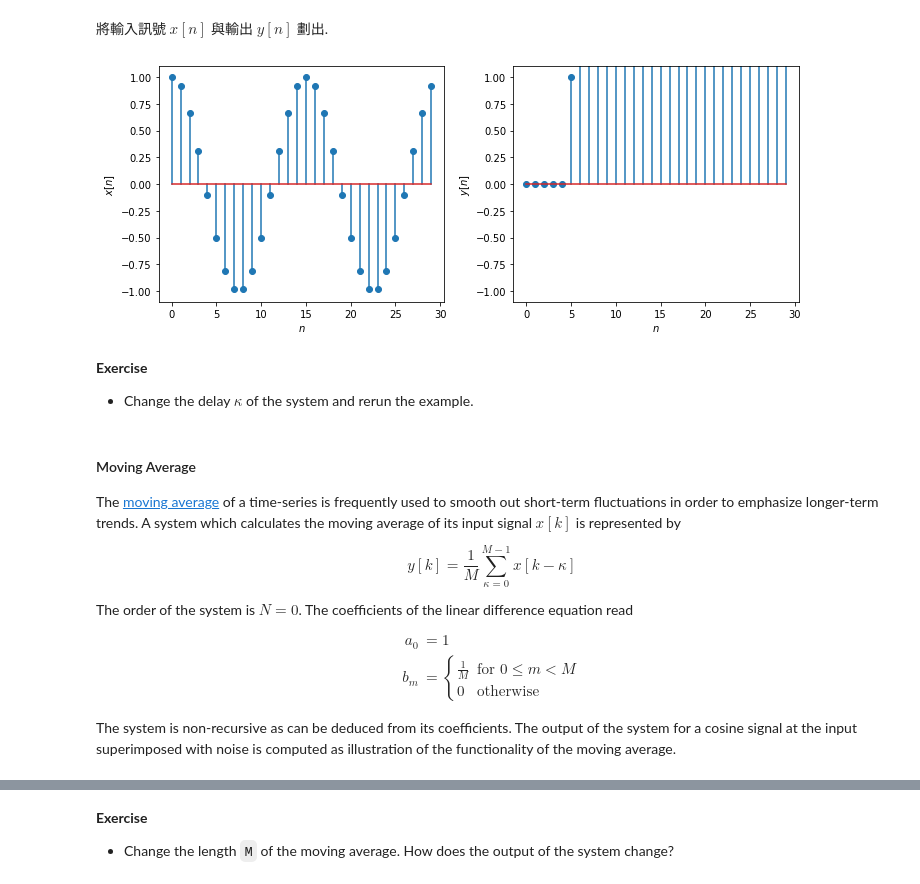
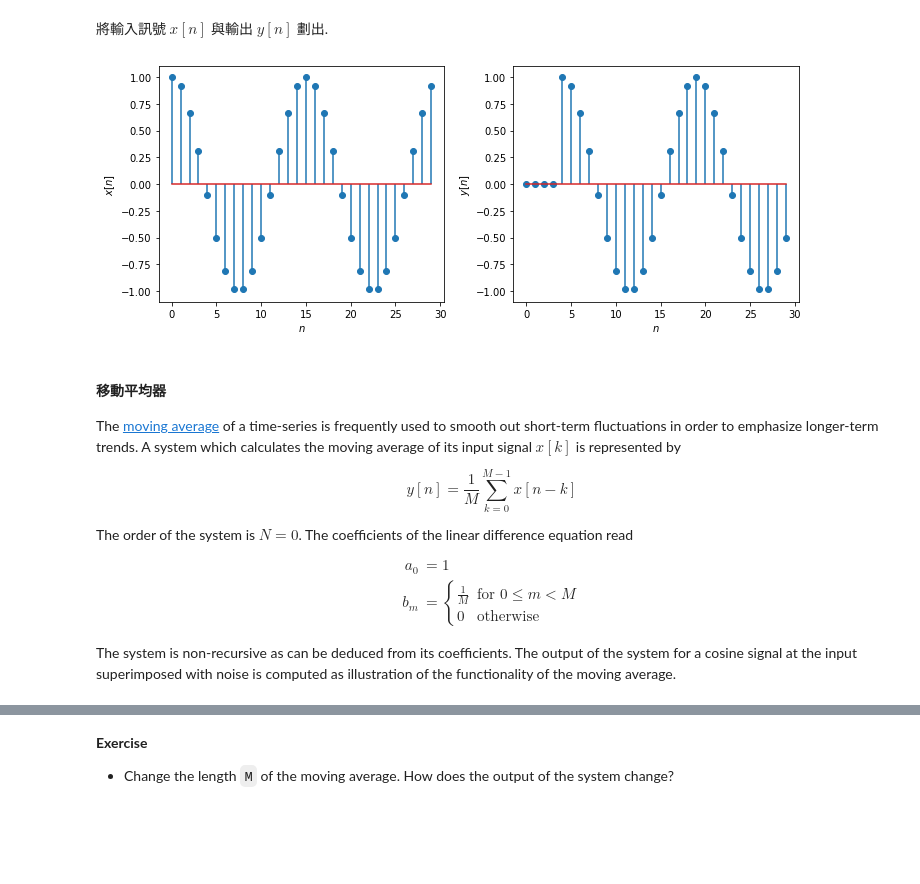
Before and after one commit to luckguy/SS2022, a Jupyter notebook: SS06.ipynb, the cells around one changed output, grey strips where cells are left out. Drawn from its saved outputs; the diff is of its cells as text; code cells hidden in the pictures; blank space fills up the shorter version.

```diff
--- a/SS06.ipynb
+++ b/SS06.ipynb
@@ -78,41 +78,37 @@ import matplotlib.pyplot as plt
 %matplotlib inline
 
 # 延遲系統 y[n]=x[n-4]
-a = 1.0
-b = [0.0, 0.0, 0.0, 0.0, 1.0]
+a = 1.0               # a 為 y[n] 係數
+b = [0.0, 0.0, 0.0, 0.0, 1.0] # b 為 x[n] 係數
 
 n = np.arange(30)
 x = np.cos(2*np.pi/15 * n)
-y = signal.lfilter(b, a, n)
+y = signal.lfilter(b, a, x)
 # %% [markdown]
 將輸入訊號 $x[n]$ 與輸出 $y[n]$ 劃出.
 # %%
 plt.figure(figsize=(10, 4))
 plt.subplot(121)
-plt.stem(n, x)
+plt.stem(n, x, use_line_collection=True)
 plt.xlabel('$n$')
 plt.ylabel(r'$x[n]$')
 plt.ylim([-1.1, 1.1])
 
 plt.subplot(122)
-plt.stem(n, y)
+plt.stem(n, y, use_line_collection=True)
 plt.xlabel('$n$')
 plt.ylabel('$y[n]$')
 plt.ylim([-1.1, 1.1])
 plt.tight_layout()
 # %% [output]
-[figure, old version]
+[figure, new version]
-# %% [markdown]
-**Exercise**
-
-* Change the delay $\kappa$ of the system and rerun the example.
 # %% [markdown]
-#### Moving Average
+#### 移動平均器
 
 The [moving average](https://en.wikipedia.org/wiki/Moving_average) of a time-series is frequently used to smooth out short-term fluctuations in order to emphasize longer-term trends. A system which calculates the moving average of its input signal $x[k]$ is represented by
 
 \begin{equation}
-y[k] = \frac{1}{M} \sum_{\kappa = 0}^{M-1} x[k - \kappa]
+y[n] = \frac{1}{M} \sum_{k = 0}^{M-1} x[n - k]
 \end{equation}
 
 The order of the system is $N=0$. The coefficients of the linear difference equation read
```
